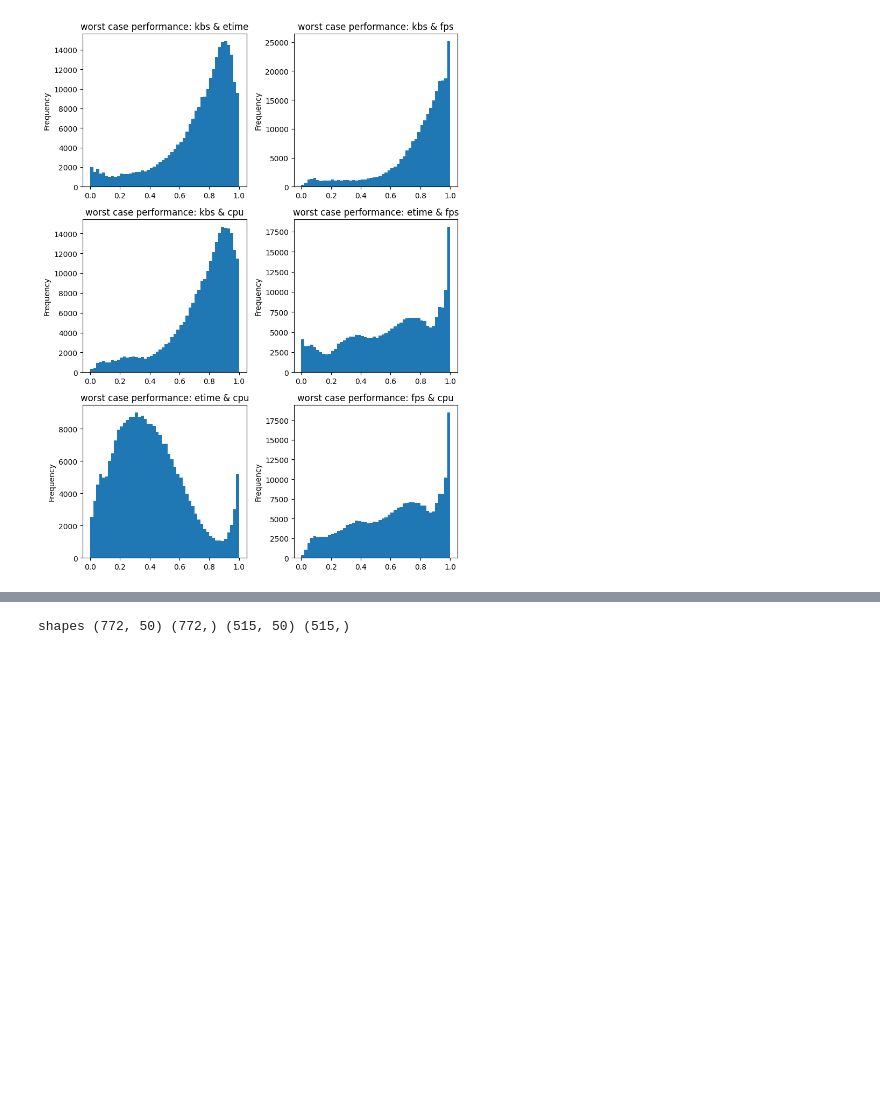
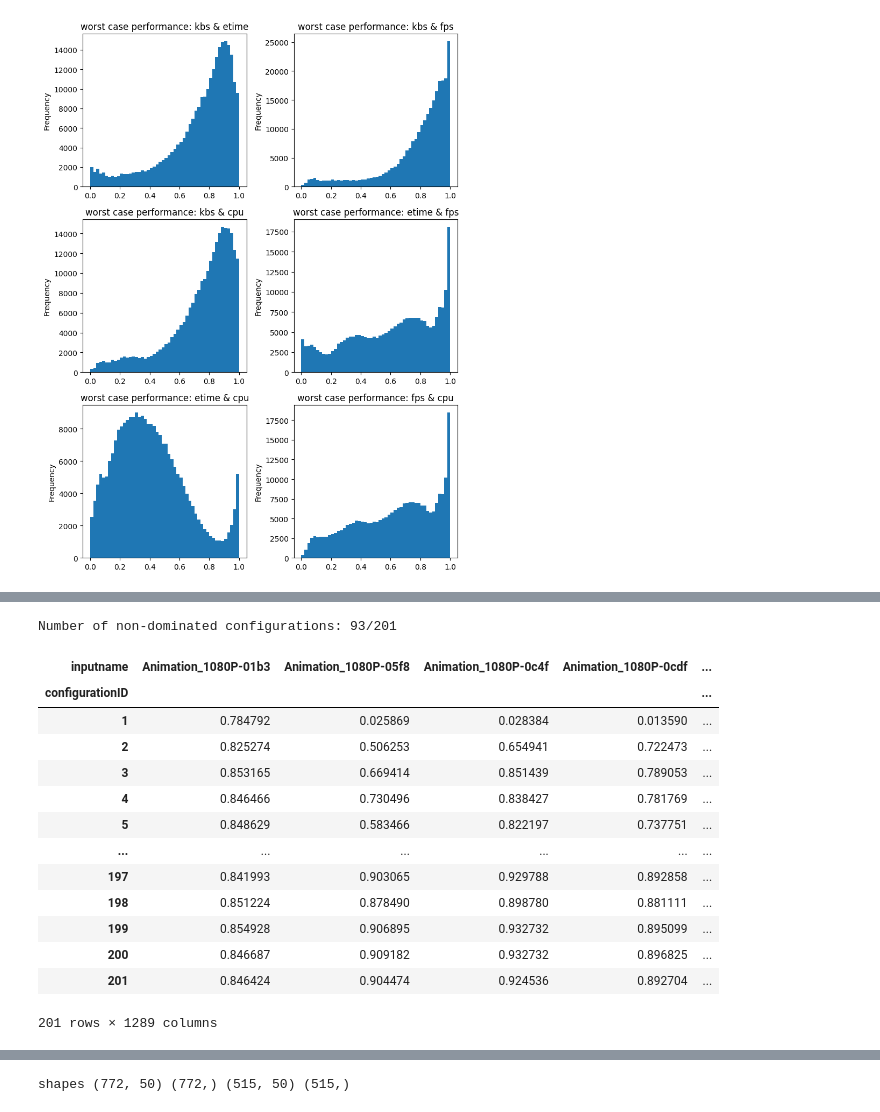
Before and after one commit to simula-vias/partial-configuration, a Jupyter notebook: src/worst_case_performance.ipynb, the cells around one changed output, grey strips where cells are left out. Cells and saved outputs as stored; diff of their text form; code cells hidden in the pictures; blank space fills up the shorter version.

```diff
--- a/src/worst_case_performance.ipynb
+++ b/src/worst_case_performance.ipynb
@@ -50,10 +50,14 @@ nmdf = (
 )
 nmdf["worst_case_performance"] = nmdf[performances].max(axis=1)
 perf_matrix = pd.merge(
-    perf_matrix_initial, nmdf, suffixes=("_raw", None), left_index=True, right_index=True
+    perf_matrix_initial,
+    nmdf,
+    suffixes=("_raw", None),
+    left_index=True,
+    right_index=True,
 )
 perf_matrix["rank"] = perf_matrix.groupby("inputname", group_keys=False).apply(
-    lambda x: x["worst_case_performance"].argsort()+1
+    lambda x: x["worst_case_performance"].argsort() + 1
 )
 # We adjust the WCP by expressing it as the difference from the best WCP, i.e. the best WCP is always 0
 perf_matrix["worst_case_performance"] = (
@@ -64,7 +68,6 @@ perf_matrix["worst_case_performance"] = (
 
 all_perf_raw = [f"{p}_raw" for p in performances]
 all_perf_norm = [f"{p}" for p in performances]
-
 
 
 # Split data
@@ -80,37 +83,44 @@ test_inp = sorted(test_inp)
 
 # Prepare baseline evaluation
 icm = (
-    perf_matrix[perf_matrix.inputname.isin(train_inp)][["inputname", "configurationID", "worst_case_performance"]]
+    perf_matrix[perf_matrix.inputname.isin(train_inp)][
+        ["inputname", "configurationID", "worst_case_performance"]
+    ]
     .sort_values(["inputname", "configurationID"])
     .set_index(["inputname", "configurationID"])
 )
 icm_ranked_measures = icm.groupby(
     "inputname"
 ).transform(  # Go from measured values to ranks within each input group
-    lambda x: x.argsort()+1
+    lambda x: x.argsort() + 1
 )
 icm["ranks"] = icm.groupby("inputname", group_keys=False).apply(
-    lambda x: x["worst_case_performance"].argsort()+1
+    lambda x: x["worst_case_performance"].argsort() + 1
 )
 
 
 icm_test = (
-    perf_matrix[~perf_matrix.inputname.isin(train_inp)][["inputname", "configurationID", "worst_case_performance"]]
+    perf_matrix[~perf_matrix.inputname.isin(train_inp)][
+        ["inputname", "configurationID", "worst_case_performance"]
+    ]
     .sort_values(["inputname", "configurationID"])
     .set_index(["inputname", "configurationID"])
 )
 icm_test["ranks"] = icm_test.groupby("inputname", group_keys=False).apply(
-    lambda x: x["worst_case_performance"].argsort()+1
+    lambda x: x["worst_case_performance"].argsort() + 1
 )
 
 # Full dataset of input features + config features that are in the first rank
 dataset_baselines = icm.join(config_features).join(input_features).reset_index()
 
+
 def eval_prediction(pred_cfg_test):
     inp_pred_map = pd.DataFrame(
         zip(test_inp, pred_cfg_test), columns=["inputname", "configurationID"]
     )
-    return icm_test.merge(inp_pred_map, on=["inputname", "configurationID"])["worst_case_performance"].mean()
+    return icm_test.merge(inp_pred_map, on=["inputname", "configurationID"])[
+        "worst_case_performance"
+    ].mean()
 # %%
 # Calculate number of columns and rows needed
 metrics = performances + ["worst_case_performance"]
@@ -187,0 +271,31 @@ Average WCP of the best configuration for all metrics: 0.79+-0.08
+# %%
+cip = perf_matrix[["configurationID", "inputname", "worst_case_performance"]].pivot(
+    index="configurationID", columns="inputname", values="worst_case_performance"
+)
+# Find all rows in cip where there is another row where all values are lower, i.e. it's dominated
+dominated = np.array(
+    [np.any([np.all(row2 < row1) for row2 in cip.values]) for row1 in cip.values]
+)
+
+# A dominated configuration can never be relevant, so we can remove it
+non_dominated_configs = cip.index[~dominated]
+print(f"Number of non-dominated configurations: {len(non_dominated_configs)}/{len(cip)}")
+cip["wcp_mean"] = cip.mean(axis=1)
+cip["wcp_max"] = cip.max(axis=1)
+cip
+# %% [output]
+Number of non-dominated configurations: 93/201
+| inputname | Animation_1080P-01b3 | Animation_1080P-05f8 | Animation_1080P-0c4f | Animation_1080P-0cdf | ... |
+| configurationID |  |  |  |  | ... |
+| 1 | 0.784792 | 0.025869 | 0.028384 | 0.013590 | ... |
+| 2 | 0.825274 | 0.506253 | 0.654941 | 0.722473 | ... |
+| 3 | 0.853165 | 0.669414 | 0.851439 | 0.789053 | ... |
+| 4 | 0.846466 | 0.730496 | 0.838427 | 0.781769 | ... |
+| 5 | 0.848629 | 0.583466 | 0.822197 | 0.737751 | ... |
+| ... | ... | ... | ... | ... | ... |
+| 197 | 0.841993 | 0.903065 | 0.929788 | 0.892858 | ... |
+| 198 | 0.851224 | 0.878490 | 0.898780 | 0.881111 | ... |
+| 199 | 0.854928 | 0.906895 | 0.932732 | 0.895099 | ... |
+| 200 | 0.846687 | 0.909182 | 0.932732 | 0.896825 | ... |
+| 201 | 0.846424 | 0.904474 | 0.924536 | 0.892704 | ... |
+201 rows × 1289 columns
```
Also changed, not shown: parts of 24 cells of this notebook.
